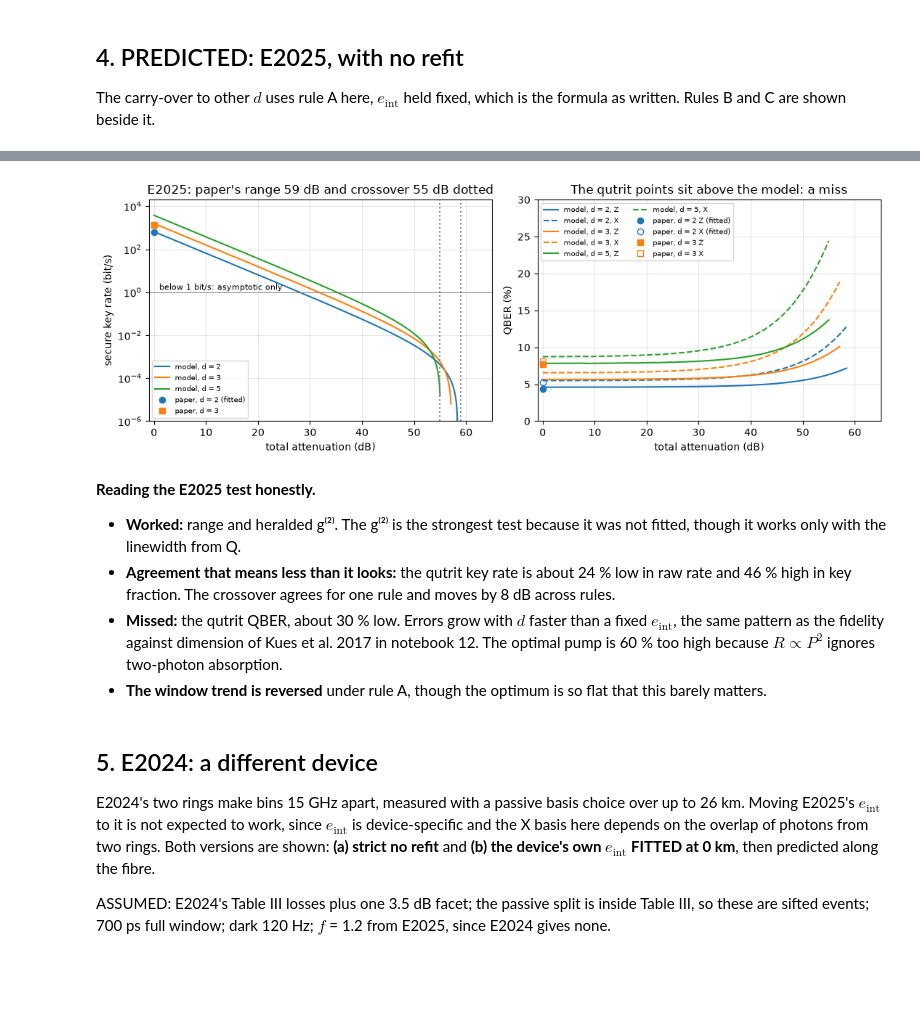
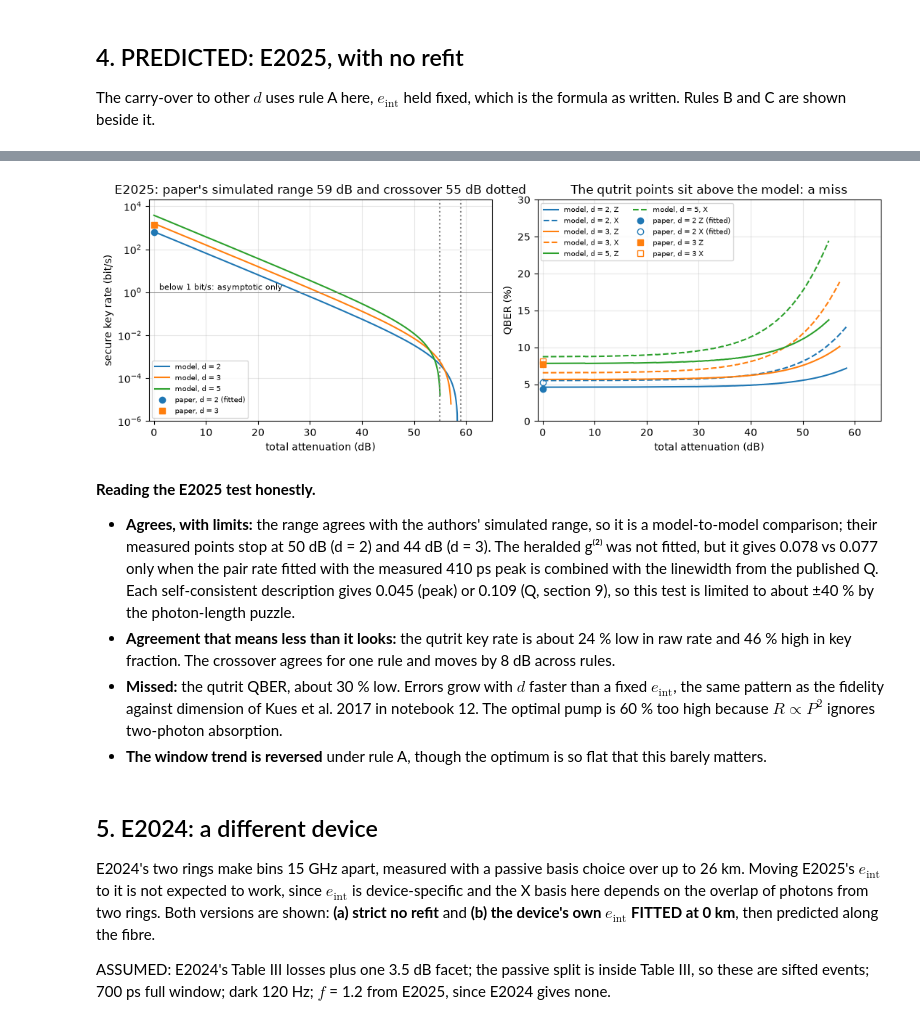
Before and after one commit to Nebtio-eng/qutip-quantum-optics-learning, a Jupyter notebook: notebooks/17_frequency_bin_qkd.ipynb, the cells around one changed output, grey strips where cells are left out. Drawn from its saved outputs; the diff is of its cells as text; code cells hidden in the pictures; blank space fills up the shorter version.

Commit message:
Bracket the heralded g2 test by both photon-length models, compare the QKD range with the published simulation, label ring-card regressions

```diff
--- a/notebooks/17_frequency_bin_qkd.ipynb
+++ b/notebooks/17_frequency_bin_qkd.ipynb
@@ -333,9 +333,9 @@ Gam_t, R_t = 2 * np.pi * 4e8, 1e7
 check("heralded g2, very short window vs 2 R (R + Gam) / (R + Gam/2)^2 (relative)", cw_g2(R_t, 4e8, 1e-13), 2 * R_t * (R_t + Gam_t) / (R_t + Gam_t / 2) ** 2, 1e-3, rel=True)
 for d in (2, 3):
     Rd = float(R_at_P(OPT[d]["P_mW"]))
-    predict(f"d = {d}: heralded g2, linewidth from Q", cw_g2(Rd, G_Q, 2 * OPT[d]["dt"]), OPT[d]["g2h"], "E2025", "not used in the fit")
-    predict(f"d = {d}: heralded g2, linewidth from the Voigt fit", cw_g2(Rd, G_V, 2 * OPT[d]["dt"]), OPT[d]["g2h"], "E2025")
-print(f"  puzzle: Q = 4.75e5 implies a {2 * np.log(2) / (2 * np.pi * G_Q) * 1e12:.0f} ps peak before jitter, yet the measured peak with jitter is 410 ps. g2 favours the value from Q; the peak does not. Unresolved")
+    predict(f"d = {d}: heralded g2, mixed: peak-fit pair rate with the linewidth from Q", cw_g2(Rd, G_Q, 2 * OPT[d]["dt"]), OPT[d]["g2h"], "E2025", "not used in the fit")
+    predict(f"d = {d}: heralded g2, self-consistent: peak-fit pair rate with the Voigt linewidth", cw_g2(Rd, G_V, 2 * OPT[d]["dt"]), OPT[d]["g2h"], "E2025")
+print(f"  puzzle: Q = 4.75e5 implies a {2 * np.log(2) / (2 * np.pi * G_Q) * 1e12:.0f} ps peak before jitter, yet the measured peak with jitter is 410 ps. The g2 match uses the peak for the pair rate and Q for the linewidth; section 9 adds the Q-only value. Unresolved")
 # d = 5: QBERs are compared; the 300 bit/s sentence cannot be reconciled with the paper's own qutrit rate
 o5 = best_window(R3, D5["alpha"], 5, A)
 predict("d = 5 at 18 dB: e_Z", o5["e_Z"], D5["e_Z"], "E2025")
@@ -353,8 +353,8 @@ last_pos = lambda s: float(alphas[np.flatnonzero(s > 0)[-1]])
 crossover = lambda s2, s3: float(alphas[np.flatnonzero((s3 > s2) & (s3 > 0))[-1]])
 ranges_dB = {d: last_pos(curves[d][:, 0]) for d in curves}
 cross = crossover(curves[2][:, 0], curves[3][:, 0])
-predict("qubit range (dB)", ranges_dB[2], RANGE_DB, "E2025")
-predict("qubit-qutrit crossover (dB)", cross, CROSS_DB, "E2025")
+predict("qubit range (dB) vs paper simulation", ranges_dB[2], RANGE_DB, "E2025 sim", "their measured points reach 50 dB")
+predict("qubit-qutrit crossover (dB) vs paper simulation", cross, CROSS_DB, "E2025 sim")
 print(f"  key rate near those points: {np.interp(55.0, alphas, curves[2][:, 0]):.0e} bit/s at 55 dB, {np.interp(58.0, alphas, curves[2][:, 0]):.0e} bit/s at 58 dB: asymptotic only")
 # Is that agreement robust? The range is, the crossover is not
 print("  sensitivity of those two numbers:")
@@ -391,26 +391,26 @@ PREDICT  d = 2: optimal window (ps): model = 380.2, paper = 310, +22.6 %  [MISS]
 # %%
 fig, (a1, a2) = plt.subplots(1, 2, figsize=(11, 4))
 cols = {2: "tab:blue", 3: "tab:orange", 5: "tab:green"}
 for d in (2, 3, 5):
     s = curves[d][:, 0]; w = s > 0
     a1.semilogy(alphas[w], s[w], color=cols[d], label=f"model, d = {d}")
     a2.plot(alphas[w], 100 * curves[d][w, 1], color=cols[d], label=f"model, d = {d}, Z")
     a2.plot(alphas[w], 100 * curves[d][w, 2], "--", color=cols[d], label=f"model, d = {d}, X")
 a1.plot(0, 642, "o", color=cols[2], label="paper, d = 2 (fitted)"); a1.plot(0, 1374, "s", color=cols[3], label="paper, d = 3")
 a1.axvline(RANGE_DB, color="gray", ls=":"); a1.axvline(CROSS_DB, color="gray", ls=":")
 a1.axhline(1, color="gray", lw=0.7); a1.text(1, 1.3, "below 1 bit/s: asymptotic only", fontsize=8)
 a1.set_ylim(1e-6, 2e4); a1.set_xlim(-1, 65); a1.set_xlabel("total attenuation (dB)"); a1.set_ylabel("secure key rate (bit/s)")
-a1.set_title("E2025: paper's range 59 dB and crossover 55 dB dotted"); a1.legend(fontsize=7); a1.grid(alpha=0.3)
+a1.set_title("E2025: paper's simulated range 59 dB and crossover 55 dB dotted"); a1.legend(fontsize=7); a1.grid(alpha=0.3)
 a2.plot(0, 4.4, "o", color=cols[2], label="paper, d = 2 Z (fitted)"); a2.plot(0, 5.3, "o", mfc="none", color=cols[2], label="paper, d = 2 X (fitted)")
 a2.plot(0, 7.7, "s", color=cols[3], label="paper, d = 3 Z"); a2.plot(0, 8.1, "s", mfc="none", color=cols[3], label="paper, d = 3 X")
 a2.set_xlim(-1, 65); a2.set_ylim(0, 30); a2.set_xlabel("total attenuation (dB)"); a2.set_ylabel("QBER (%)")
 a2.set_title("The qutrit points sit above the model: a miss"); a2.legend(fontsize=7, ncol=2); a2.grid(alpha=0.3)
 fig.tight_layout(); plt.show()
 # %% [output]
-[figure, old version]
+[figure, new version]
 # %% [markdown]
 **Reading the E2025 test honestly.**
-- **Worked:** range and heralded g⁽²⁾. The g⁽²⁾ is the strongest test because it was not fitted, though it works only with the linewidth from Q.
+- **Agrees, with limits:** the range agrees with the authors' simulated range, so it is a model-to-model comparison; their measured points stop at 50 dB (d = 2) and 44 dB (d = 3). The heralded g⁽²⁾ was not fitted, but it gives 0.078 vs 0.077 only when the pair rate fitted with the measured 410 ps peak is combined with the linewidth from the published Q. Each self-consistent description gives 0.045 (peak) or 0.109 (Q, section 9), so this test is limited to about ±40 % by the photon-length puzzle.
 - **Agreement that means less than it looks:** the qutrit key rate is about 24 % low in raw rate and 46 % high in key fraction. The crossover agrees for one rule and moves by 8 dB across rules.
 - **Missed:** the qutrit QBER, about 30 % low. Errors grow with $d$ faster than a fixed $e_\text{int}$, the same pattern as the fidelity against dimension of Kues et al. 2017 in notebook 12. The optimal pump is 60 % too high because $R \propto P^2$ ignores two-photon absorption.
 - **The window trend is reversed** under rule A, though the optimum is so flat that this barely matters.
```
Also changed, not shown: parts of 5 cells of this notebook, 1 other file.
